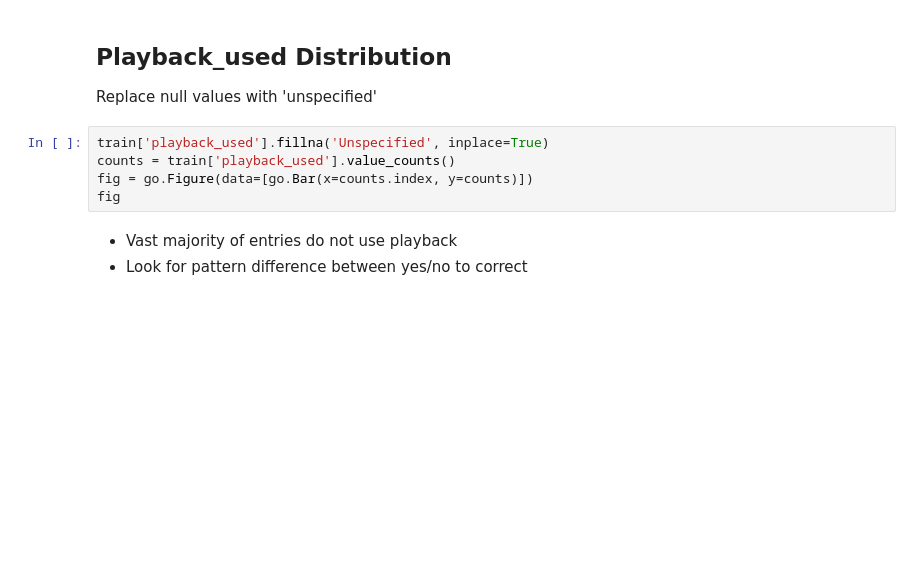
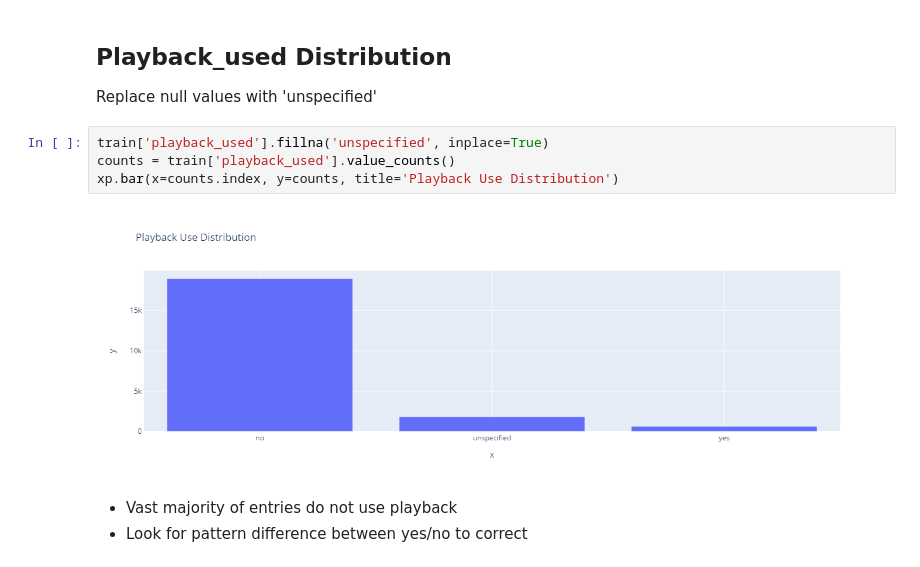
Before and after one commit to CSLukeW/Birdcall-Identification-EDA-FA, a Jupyter notebook: Notebooks/eda.ipynb, the cells around one changed output. Cells and saved outputs as stored; diff of their text form; blank space fills up the shorter version.

```diff
--- a/Notebooks/eda.ipynb
+++ b/Notebooks/eda.ipynb
@@ -89,10 +95,11 @@ KeyError: ''
 
 Replace null values with 'unspecified'
 # %%
-train['playback_used'].fillna('Unspecified', inplace=True)
+train['playback_used'].fillna('unspecified', inplace=True)
 counts = train['playback_used'].value_counts()
-fig = go.Figure(data=[go.Bar(x=counts.index, y=counts)])
-fig
+xp.bar(x=counts.index, y=counts, title='Playback Use Distribution')
+# %% [output]
+[figure, added]
 # %% [markdown]
 - Vast majority of entries do not use playback
 - Look for pattern difference between yes/no to correct
```
Also changed, not shown: parts of 6 cells of this notebook.
